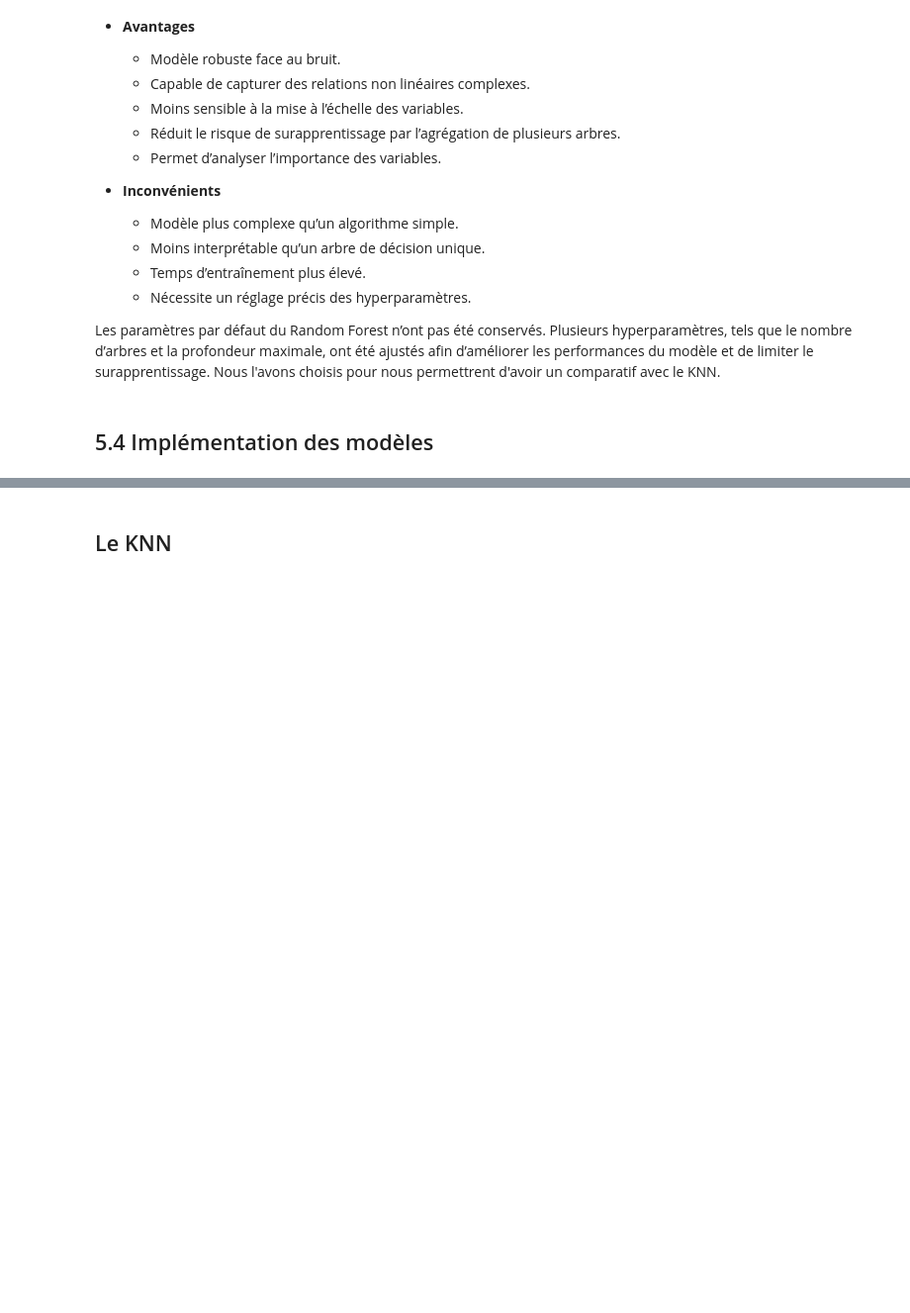
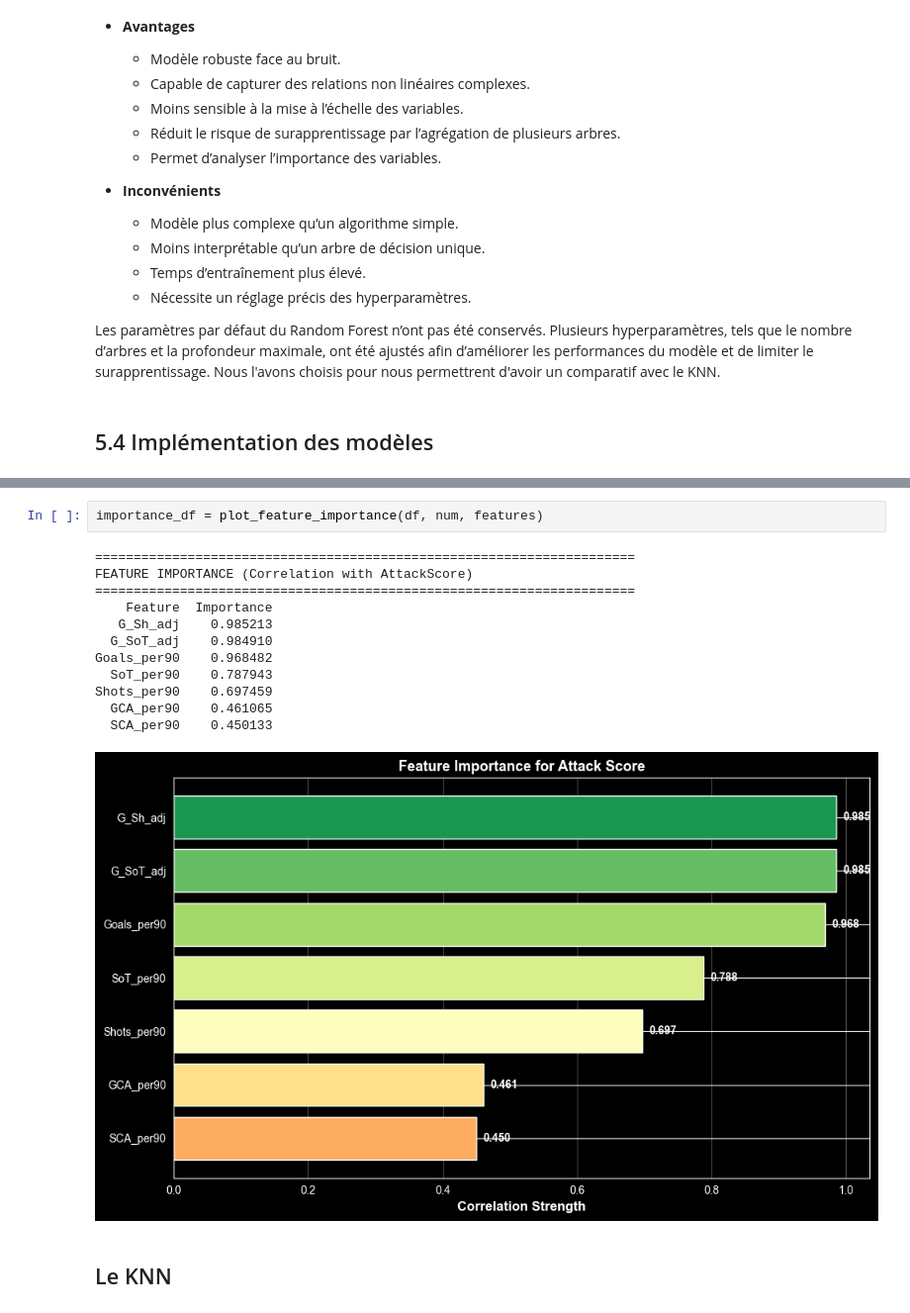
Before and after one commit to Nepsyno/data_analyse_topAttack, a Jupyter notebook: Rapport_Projet.ipynb, the cells around one changed output, grey strips where cells are left out. Shown at 99% size. Cells and saved outputs as stored; diff of their text form; blank space fills up the shorter version.

```diff
--- a/Rapport_Projet.ipynb
+++ b/Rapport_Projet.ipynb
@@ -683,3 +697,18 @@ def plot_feature_importance(df, num, features):
+# %%
+importance_df = plot_feature_importance(df, num, features)
+# %% [output]
+======================================================================
+FEATURE IMPORTANCE (Correlation with AttackScore)
+======================================================================
+    Feature  Importance
+   G_Sh_adj    0.985213
+  G_SoT_adj    0.984910
+Goals_per90    0.968482
+  SoT_per90    0.787943
+Shots_per90    0.697459
+  GCA_per90    0.461065
+  SCA_per90    0.450133
+[figure, added]
 # %% [markdown]
 ## Le KNN
 # %%
```
Also changed, not shown: parts of 20 cells of this notebook.
